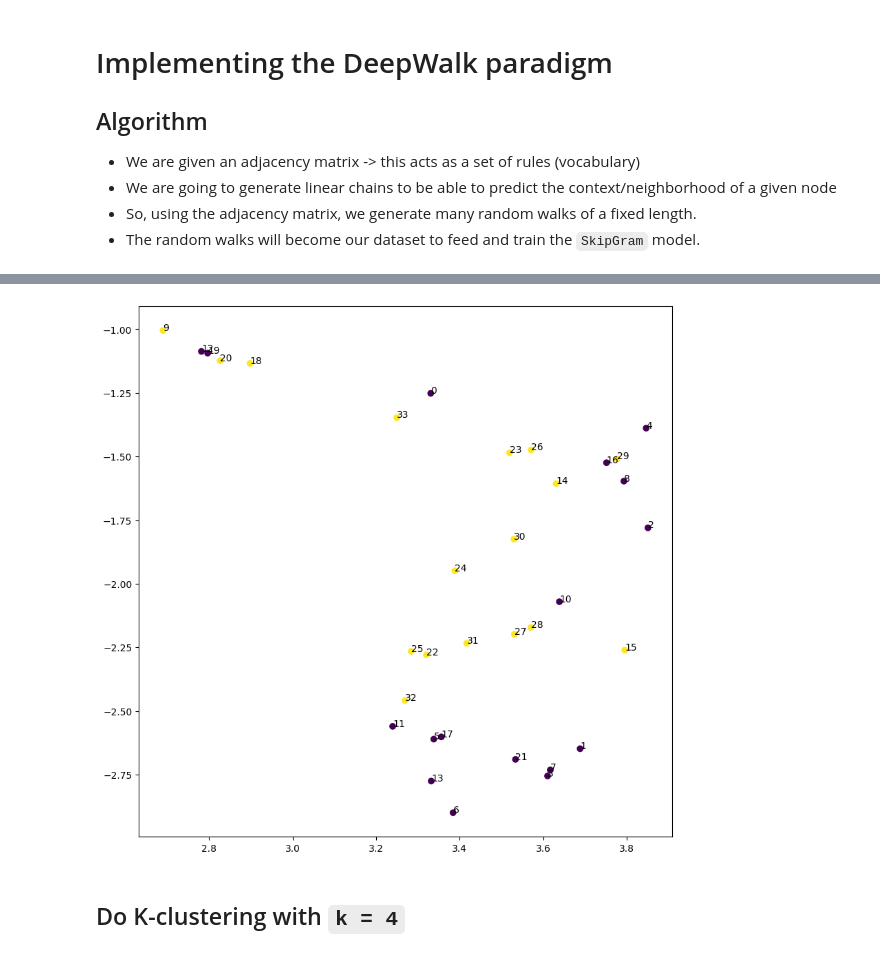
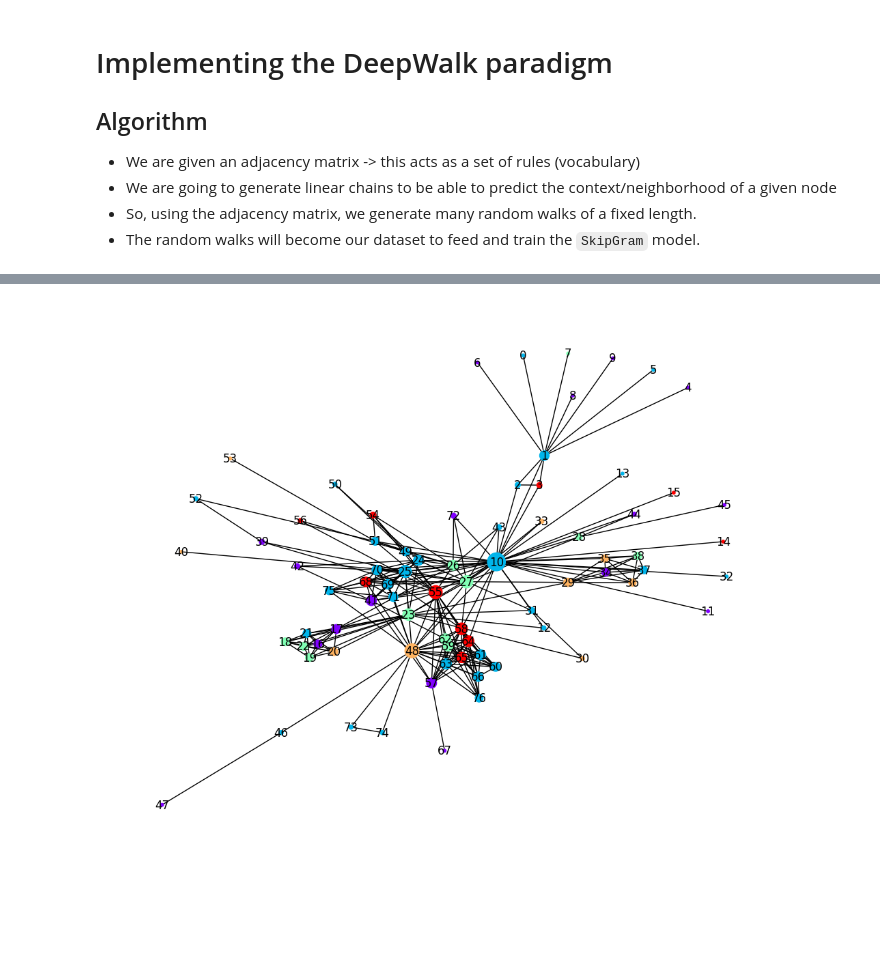
Before and after one commit to Anika-Roy/Exploring_Graph_Embeddings, a Jupyter notebook: node2vecPyTorch_gensim.ipynb, the cells around one changed output, grey strips where cells are left out. Saved outputs shown, nothing was run; the diff lists cells and outputs as text; code cells hidden in the pictures; blank space fills up the shorter version.

```diff
--- a/node2vecPyTorch_gensim.ipynb
+++ b/node2vecPyTorch_gensim.ipynb
@@ -261,16 +313,16 @@ class Node2Vec():
 # %%
-G = nx.karate_club_graph()
-gt = []
-for node in G.nodes():
-    gt.append(G.nodes[node]['club'])
+# G = nx.karate_club_graph()
+# gt = []
+# for node in G.nodes():
+#     gt.append(G.nodes[node]['club'])
 
-# Convert gt into numbers
-gt_labels = np.array(gt)
+# # Convert gt into numbers
+# gt_labels = np.array(gt)
 
-# Iterate over all labels and assign them an integer
-for i, label in enumerate(np.unique(gt_labels)):
-        gt_labels[gt_labels == label] = i
-gt_labels = gt_labels.astype(int)
+# # Iterate over all labels and assign them an integer
+# for i, label in enumerate(np.unique(gt_labels)):
+#         gt_labels[gt_labels == label] = i
+# gt_labels = gt_labels.astype(int)
 
-nx.draw(G, with_labels=True, node_color=gt_labels, cmap=plt.cm.rainbow)
-adjmat = nx.adjacency_matrix(G).todense()
+# nx.draw(G, with_labels=True, node_color=gt_labels, cmap=plt.cm.rainbow)
+# adjmat = nx.adjacency_matrix(G).todense()
@@ -279,5 +329,5 @@ adjmat = nx.adjacency_matrix(G).todense()
 # %%
-n2v = Node2Vec(adjmat, 2, 2, 5, 8, 0.25, 0.25)
+n2v = Node2Vec(adjmat, 2, 16, 5, 8, 1, 2)
 # %%
-n2v.train(10, 0.1)
+n2v.train(10, 0.01)
 # %% [output]
@@ -301,8 +351,19 @@ INFO - 2023-10-24 23:48:38,918: Word2Vec lifecycle event {'msg': 'training on 45
 Building the vocabulary
 Training the model
 # %%
-n2v.plot_embeddings(2, gt)
+# n2v.plot_embeddings(2, gt)
-# %% [output]
-[figure, removed]
-# %% [markdown]
-## Do K-clustering with `k = 4`
+# %%
+# perform K means clustering on the embeddings
+from sklearn.cluster import KMeans
+kmeans = KMeans(n_clusters=5, random_state=0).fit(n2v.get_embeddings())
+
+# Set the figure size
+plt.figure(figsize=(10, 8))  # Adjust the width (10) and height (8) as needed
+
+# Adjust the layout parameters
+pos = nx.spring_layout(G, k=0.3)  # You can adjust the value of 'k' for node spacing
+
+# plot the same network again, but this time color the nodes according to the cluster they belong to
+nx.draw(G, with_labels=True, node_size=[node_size_dict[n] for n in G.nodes], node_color=kmeans.labels_, cmap=plt.cm.rainbow)
+# %% [output]
+[figure, added]
```
Also changed, not shown: parts of 5 cells of this notebook, 2 other files.
